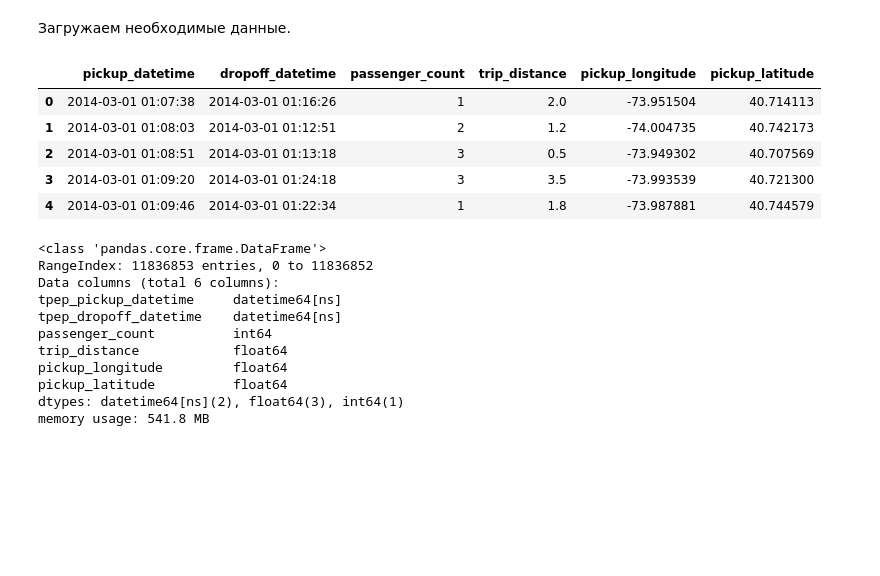
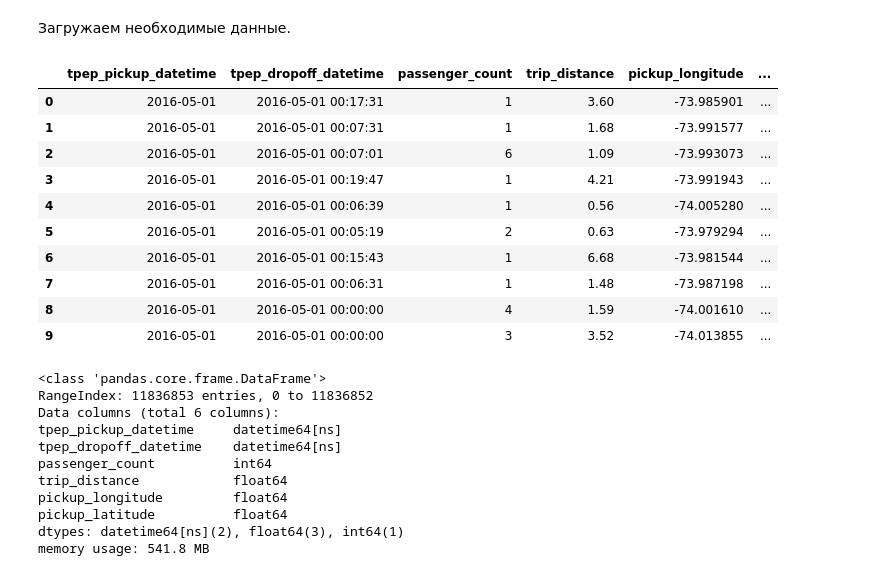
Before and after one commit to kazakovantony/coursera-ml, a Jupyter notebook: tasks/projects/time_series_taxi_trip_predict/first_week.ipynb, the cells around one changed output. Cells and saved outputs as stored; diff of their text form; code cells hidden in the pictures; blank space fills up the shorter version.

```diff
--- a/tasks/projects/time_series_taxi_trip_predict/first_week.ipynb
+++ b/tasks/projects/time_series_taxi_trip_predict/first_week.ipynb
@@ -17,17 +17,21 @@ nyc_latitude_south = 40.49612
 # %% [markdown]
 Загружаем необходимые данные.
 # %%
-data = pd.read_csv("./data/2014/yellow_tripdata_2014-03.csv",
-                   parse_dates=['pickup_datetime', 'dropoff_datetime'],
-                   date_parser= pd.tseries.tools.to_datetime,#pd.datetools.to_datetime,
-                   usecols=['pickup_datetime', 'dropoff_datetime',
+data = pd.read_csv("data/yellow_tripdata_2016-05.csv",
+                   parse_dates=['tpep_pickup_datetime', 'tpep_dropoff_datetime'],
+                   usecols=['tpep_pickup_datetime', 'tpep_dropoff_datetime',
                             'passenger_count', 'trip_distance',
-                            'pickup_longitude', 'pickup_latitude'], skipinitialspace=True)
-data.head()
+                            'pickup_longitude', 'pickup_latitude'])
+data.head(10)
 # %% [output]
-|  | pickup_datetime | dropoff_datetime | passenger_count | trip_distance | pickup_longitude | pickup_latitude |
-| 0 | 2014-03-01 01:07:38 | 2014-03-01 01:16:26 | 1 | 2.0 | -73.951504 | 40.714113 |
-| 1 | 2014-03-01 01:08:03 | 2014-03-01 01:12:51 | 2 | 1.2 | -74.004735 | 40.742173 |
-| 2 | 2014-03-01 01:08:51 | 2014-03-01 01:13:18 | 3 | 0.5 | -73.949302 | 40.707569 |
-| 3 | 2014-03-01 01:09:20 | 2014-03-01 01:24:18 | 3 | 3.5 | -73.993539 | 40.721300 |
-| 4 | 2014-03-01 01:09:46 | 2014-03-01 01:22:34 | 1 | 1.8 | -73.987881 | 40.744579 |
+|  | tpep_pickup_datetime | tpep_dropoff_datetime | passenger_count | trip_distance | pickup_longitude | ... |
+| 0 | 2016-05-01 | 2016-05-01 00:17:31 | 1 | 3.60 | -73.985901 | ... |
+| 1 | 2016-05-01 | 2016-05-01 00:07:31 | 1 | 1.68 | -73.991577 | ... |
+| 2 | 2016-05-01 | 2016-05-01 00:07:01 | 6 | 1.09 | -73.993073 | ... |
+| 3 | 2016-05-01 | 2016-05-01 00:19:47 | 1 | 4.21 | -73.991943 | ... |
+| 4 | 2016-05-01 | 2016-05-01 00:06:39 | 1 | 0.56 | -74.005280 | ... |
+| 5 | 2016-05-01 | 2016-05-01 00:05:19 | 2 | 0.63 | -73.979294 | ... |
+| 6 | 2016-05-01 | 2016-05-01 00:15:43 | 1 | 6.68 | -73.981544 | ... |
+| 7 | 2016-05-01 | 2016-05-01 00:06:31 | 1 | 1.48 | -73.987198 | ... |
+| 8 | 2016-05-01 | 2016-05-01 00:00:00 | 4 | 1.59 | -74.001610 | ... |
+| 9 | 2016-05-01 | 2016-05-01 00:00:00 | 3 | 3.52 | -74.013855 | ... |
```
Also changed, not shown: parts of 28 cells of this notebook, 4 other files.
